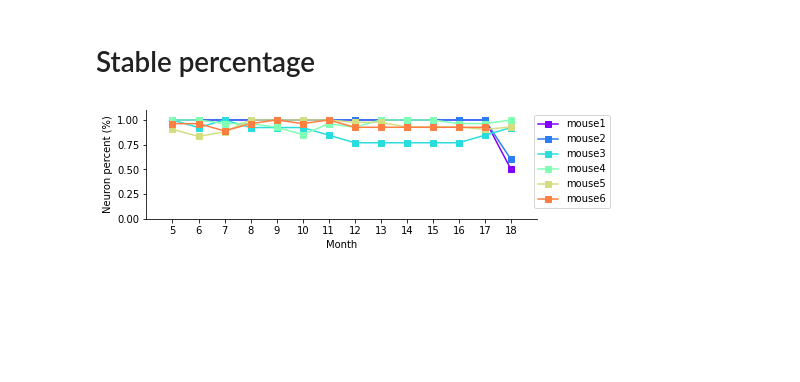
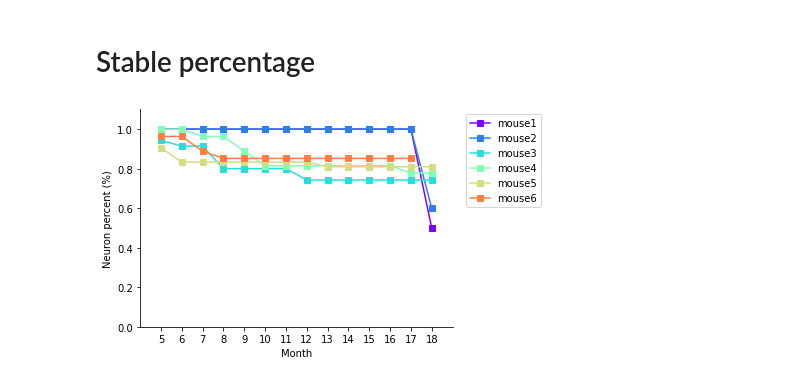
Before and after one commit to LiuLab-Bioelectronics-Harvard/SpikeStability, a Jupyter notebook: examples/Mesh electronics with sparsely distributed electrodes.ipynb, the cells around one changed output. Cells and saved outputs as stored; diff of their text form; code cells hidden in the pictures; blank space fills up the shorter version.

```diff
--- a/examples/Mesh electronics with sparsely distributed electrodes.ipynb
+++ b/examples/Mesh electronics with sparsely distributed electrodes.ipynb
@@ -8,7 +8,7 @@ from ismember import ismember
 import pylab
 from util import feature_plot_multidays
 # %%
-data_folder = './data/spselectrodes/'
+data_folder = './data/Fig6/'
 save_folder = './Figures/Fig6/'
 if os.path.exists(save_folder)==False:
     os.mkdir(save_folder)
@@ -250,26 +219,33 @@ percentage_std = np.nanstd(percentage_concat,axis=0)
-# %%
-mouse_ids = list(percentage.keys())
-NumMice = len(mouse_ids)
-x = np.arange(len(months))
-cm = pylab.get_cmap('rainbow')
-colors = []
-for i in range(NumMice):
-    colors.append(cm(1. * i / NumMice))
-
-fig, ax = plt.subplots(figsize=(len(months)/2, 2))
-for idx, mouse_id in enumerate(mouse_ids):
-    ax.plot(x, percentage_concat[idx,:],color=colors[idx], label=f'mouse{mouse_id}', marker='s')
-
-ax.set_xticks(range(len(months)))
-ax.set_xticklabels(list(months))
-ax.set_xlim([-1,len(months)])
-ax.set_ylim([0,1.1])
-ax.set_xlabel('Month')
-ax.set_ylabel('Neuron percent (%)')
-ax.spines['top'].set_visible(False)
-ax.spines['right'].set_visible(False)
-ax.legend(bbox_to_anchor=(0.6,0,0.6,1))
-ax.grid(False)
-plt.savefig(save_folder+f'/Fig6k.png')
-# %% [output]
-[figure, removed]
+# %%
+df = pd.read_csv(data_folder + '/stable_units_count.csv')
+# %%
+months = np.arange(5,19)
+stable_units_count = df[[f'Month{month}' for month in months]].values
+total_neurons = df['total neurons'].values
+stable_units_percentage = stable_units_count / np.expand_dims(total_neurons,axis=1)
+mouse_ids = df['mouse'].values
+# %%
+NumMice = len(mouse_ids)
+x = np.arange(len(months))
+cm = pylab.get_cmap('rainbow')
+colors = []
+for i in range(NumMice):
+    colors.append(cm(1. * i / NumMice))
+
+fig, ax = plt.subplots(figsize=(len(months)/2.5, 4))
+for idx, mouse_id in enumerate(mouse_ids):
+    ax.plot(x, stable_units_percentage[idx,:],color=colors[idx], label=f'mouse{mouse_id}', marker='s')
+
+ax.set_xticks(range(len(months)))
+ax.set_xticklabels(list(months))
+ax.set_xlim([-1,len(months)])
+ax.set_ylim([0,1.1])
+ax.set_xlabel('Month')
+ax.set_ylabel('Neuron percent (%)')
+ax.spines['top'].set_visible(False)
+ax.spines['right'].set_visible(False)
+ax.legend(bbox_to_anchor=(0.7,0,0.6,1))
+ax.grid(False)
+plt.savefig(save_folder+f'/Fig6k.png')
+# %% [output]
+[figure, added]
```
Also changed, not shown: parts of 2 cells of this notebook.
